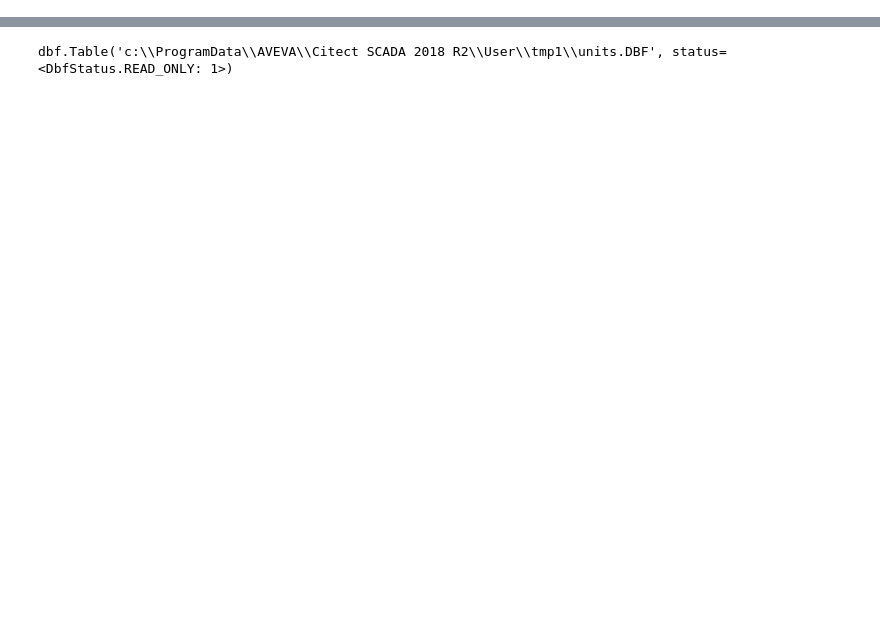
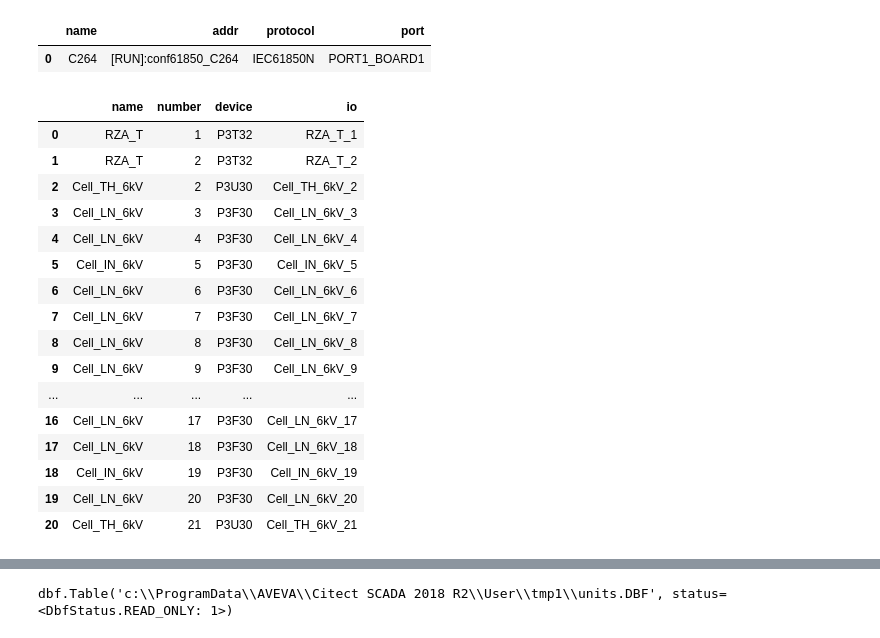
Before and after one commit to alermar69/myPython, a Jupyter notebook: ACY/dbf_scada.ipynb, the cells around one changed output, grey strips where cells are left out. Saved outputs shown, nothing was run; the diff lists cells and outputs as text; code cells hidden in the pictures; blank space fills up the shorter version.

```diff
--- a/ACY/dbf_scada.ipynb
+++ b/ACY/dbf_scada.ipynb
@@ -107,0 +296,28 @@ dd = dbf.Table(os.path.join(path_projects, 'tmp1', 'units.DBF'), codepage='cp125
+# %%
+df1 = pd.DataFrame([{'name': 'C264', 'addr': '[RUN]:conf61850_C264', 'protocol': 'IEC61850N', 'port': 'PORT1_BOARD1'}])
+df1
+# %% [output]
+|  | name | addr | protocol | port |
+| 0 | C264 | [RUN]:conf61850_C264 | IEC61850N | PORT1_BOARD1 |
+# %%
+df = pd.read_excel('ListDevice.xlsx')
+df['io'] = 'C264'
+# df['io'] = df.apply(lambda x: f"{x['name']}_{x['number']}", axis=1)
+# %% [output]
+|  | name | number | device | io |
+| 0 | RZA_T | 1 | P3T32 | RZA_T_1 |
+| 1 | RZA_T | 2 | P3T32 | RZA_T_2 |
+| 2 | Cell_TH_6kV | 2 | P3U30 | Cell_TH_6kV_2 |
+| 3 | Cell_LN_6kV | 3 | P3F30 | Cell_LN_6kV_3 |
+| 4 | Cell_LN_6kV | 4 | P3F30 | Cell_LN_6kV_4 |
+| 5 | Cell_IN_6kV | 5 | P3F30 | Cell_IN_6kV_5 |
+| 6 | Cell_LN_6kV | 6 | P3F30 | Cell_LN_6kV_6 |
+| 7 | Cell_LN_6kV | 7 | P3F30 | Cell_LN_6kV_7 |
+| 8 | Cell_LN_6kV | 8 | P3F30 | Cell_LN_6kV_8 |
+| 9 | Cell_LN_6kV | 9 | P3F30 | Cell_LN_6kV_9 |
+| ... | ... | ... | ... | ... |
+| 16 | Cell_LN_6kV | 17 | P3F30 | Cell_LN_6kV_17 |
+| 17 | Cell_LN_6kV | 18 | P3F30 | Cell_LN_6kV_18 |
+| 18 | Cell_IN_6kV | 19 | P3F30 | Cell_IN_6kV_19 |
+| 19 | Cell_LN_6kV | 20 | P3F30 | Cell_LN_6kV_20 |
+| 20 | Cell_TH_6kV | 21 | P3U30 | Cell_TH_6kV_21 |
```
Also changed, not shown: parts of 21 cells of this notebook.
